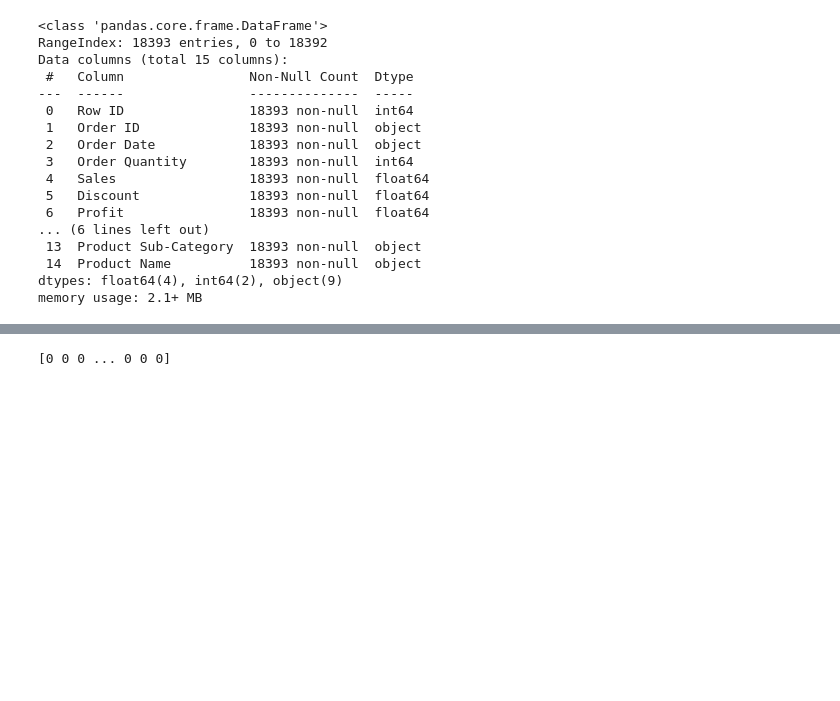
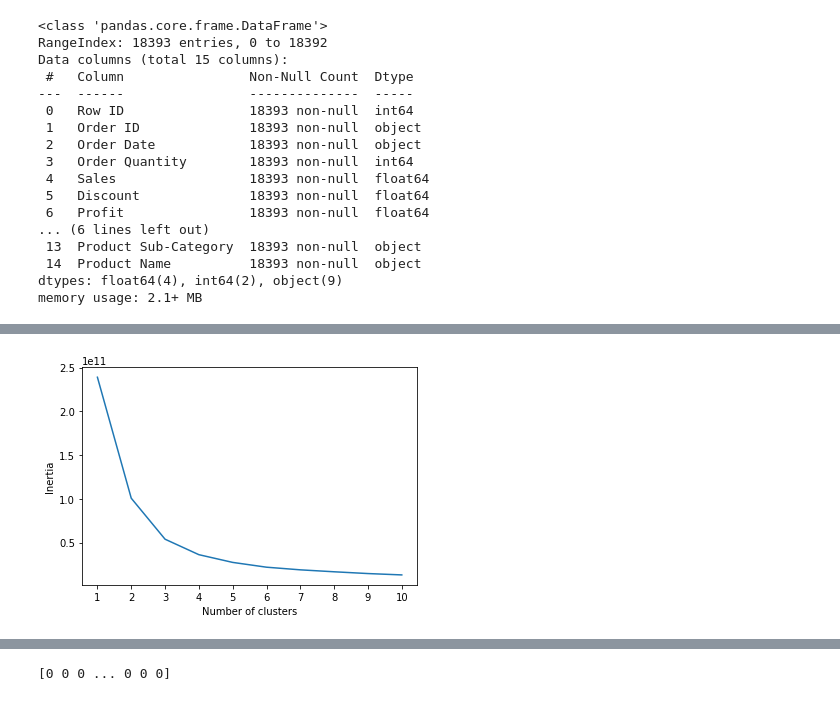
Before and after one commit to ClaytonsCreations/Project-4, a Jupyter notebook: Machine_Learning.ipynb, the cells around one changed output, grey strips where cells are left out. Saved outputs shown, nothing was run; the diff lists cells and outputs as text; code cells hidden in the pictures; blank space fills up the shorter version.

```diff
--- a/Machine_Learning.ipynb
+++ b/Machine_Learning.ipynb
@@ -60,0 +158,7 @@ Superstore_agg.to_csv('groupby_Customer.csv')
+# %%
+Superstore_agg = pd.get_dummies(Superstore_agg)
+# %%
+# Initializing model with K = 3
+model = KMeans(n_clusters=3, random_state=5)
+# %%
+model.fit(Superstore_agg)
@@ -80,0 +209,4 @@ memory usage: 2.1+ MB
+# %%
+# Add a new class column to customers
+Superstore_agg["class"] = model.labels_
+Superstore_agg.head()
@@ -80,0 +221,23 @@ memory usage: 2.1+ MB
+# %%
+inertia = []
+# Same as k = list(range(1, 11))
+k = [1,2,3,4,5,6,7,8,9,10]
+
+
+# Looking for the best k
+for i in k:
+    km = KMeans(n_clusters=i, random_state=0)
+    km.fit(Superstore_agg)
+    inertia.append(km.inertia_)
+
+# Define a DataFrame to plot the Elbow Curve using hvPlot
+elbow_data_agg = {"k": k, "inertia": inertia}
+df_elbow_agg = pd.DataFrame(elbow_data_agg)
+
+plt.plot(df_elbow_agg['k'], df_elbow_agg['inertia'])
+plt.xticks(range(1,11))
+plt.xlabel('Number of clusters')
+plt.ylabel('Inertia')
+plt.savefig('Superstore_MLelbow.png')
+# %% [output]
+[figure, added]
```
Also changed, not shown: parts of 29 cells of this notebook, 15 other files.
